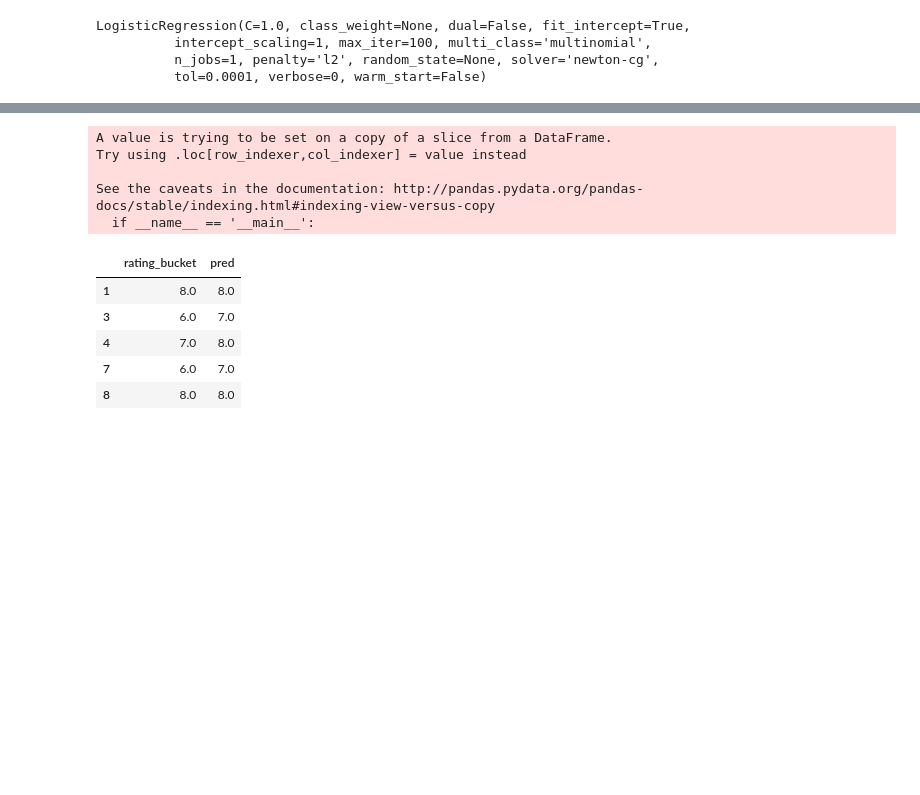
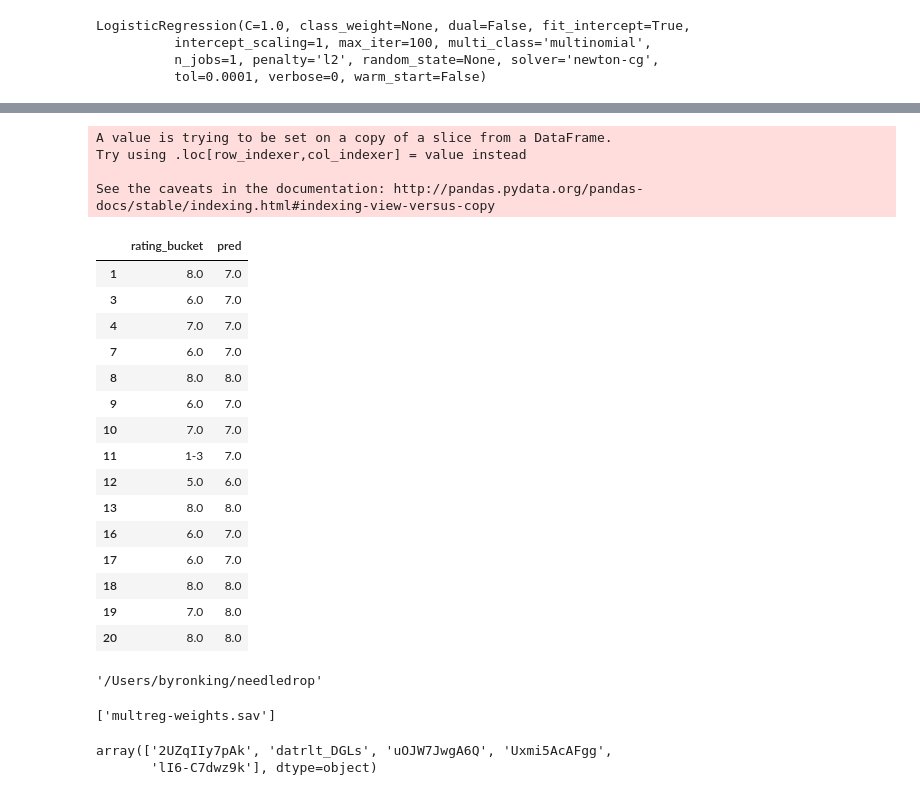
Before and after one commit to ByronKKing/needledrop, a Jupyter notebook: needledrop-analysis.ipynb, the cells around one changed output, grey strips where cells are left out. Cells and saved outputs as stored; diff of their text form; code cells hidden in the pictures; blank space fills up the shorter version.

Commit message:
build out model and save model weights

```diff
--- a/needledrop-analysis.ipynb
+++ b/needledrop-analysis.ipynb
@@ -533,3 +595,5 @@ data.rating_bucket.value_counts()
 9.0      29
 10.0      3
 Name: rating_bucket, dtype: int64
+# %%
+data.rating_bucket = data.rating_bucket.astype('category')
@@ -536,7 +606,12 @@ Name: rating_bucket, dtype: int64
+# %%
+data['rating_bucket'].cat.reorder_categories(['1-3','4.0','5.0','6.0','7.0','8.0','9.0','10.0'], inplace=True)
 # %%
 multReg = linear_model.LogisticRegression(multi_class='multinomial', solver='newton-cg')
 # %%
-multReg.fit(data[['comments','likes','dislikes','favorites']], data[['rating_bucket']])
+multReg.fit(data[['comments','likes','dislikes','favorites','views',
+                   'electronic','hip_hop','metal','folk','indie','underground',
+                   'experimental','instrumental','rock','rap','jazz',
+                   'month','year','month','dow','week']], data[['rating']])
 # %% [output]
 LogisticRegression(C=1.0, class_weight=None, dual=False, fit_intercept=True,
           intercept_scaling=1, max_iter=100, multi_class='multinomial',
@@ -564,17 +647,39 @@ array([[ -5.05031511e-04,  -7.19001309e-04,   1.25457492e-02,
 # %%
-data['pred'] = multReg.predict(data[['comments','likes','dislikes','favorites']])
+data['pred'] = multReg.predict(data[['comments','likes','dislikes','favorites','views',
+                   'electronic','hip_hop','metal','folk','indie','underground',
+                   'experimental','instrumental','rock','rap','jazz',
+                   'month','year','month','dow','week']])
 # %% [output]
 A value is trying to be set on a copy of a slice from a DataFrame.
 Try using .loc[row_indexer,col_indexer] = value instead
 
 See the caveats in the documentation: http://pandas.pydata.org/pandas-docs/stable/indexing.html#indexing-view-versus-copy
-  if __name__ == '__main__':
 # %%
-data[['rating_bucket','pred']].head()
+data[['rating_bucket','pred']].head(15)
 # %% [output]
 |  | rating_bucket | pred |
-| 1 | 8.0 | 8.0 |
+| 1 | 8.0 | 7.0 |
 | 3 | 6.0 | 7.0 |
-| 4 | 7.0 | 8.0 |
+| 4 | 7.0 | 7.0 |
 | 7 | 6.0 | 7.0 |
 | 8 | 8.0 | 8.0 |
+| 9 | 6.0 | 7.0 |
+| 10 | 7.0 | 7.0 |
+| 11 | 1-3 | 7.0 |
+| 12 | 5.0 | 6.0 |
+| 13 | 8.0 | 8.0 |
+| 16 | 6.0 | 7.0 |
+| 17 | 6.0 | 7.0 |
+| 18 | 8.0 | 8.0 |
+| 19 | 7.0 | 8.0 |
+| 20 | 8.0 | 8.0 |
+# %%
+os.getcwd()
+# %% [output]
+'/Users/byronking/needledrop'
+# %%
+#save weights
+filename = 'multreg-weights.sav'
+joblib.dump(multReg, filename)
+# %% [output]
+['multreg-weights.sav']
@@ -580,0 +688,5 @@ data[['rating_bucket','pred']].head()
+# %%
+temp.head().id.unique()
+# %% [output]
+array(['2UZqIIy7pAk', 'datrlt_DGLs', 'uOJW7JwgA6Q', 'Uxmi5AcAFgg',
+       'lI6-C7dwz9k'], dtype=object)
```
Also changed, not shown: parts of 16 cells of this notebook.
